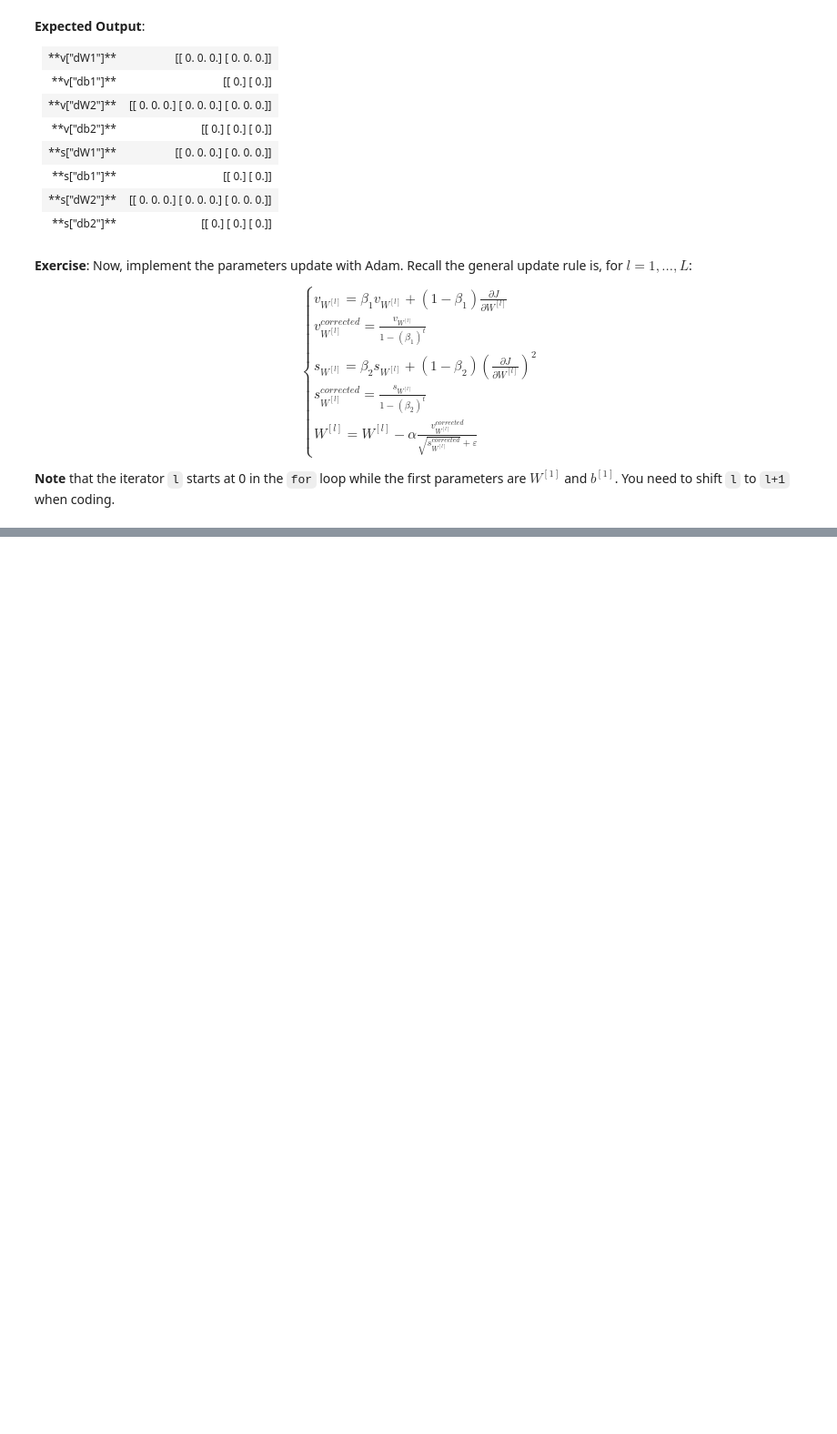
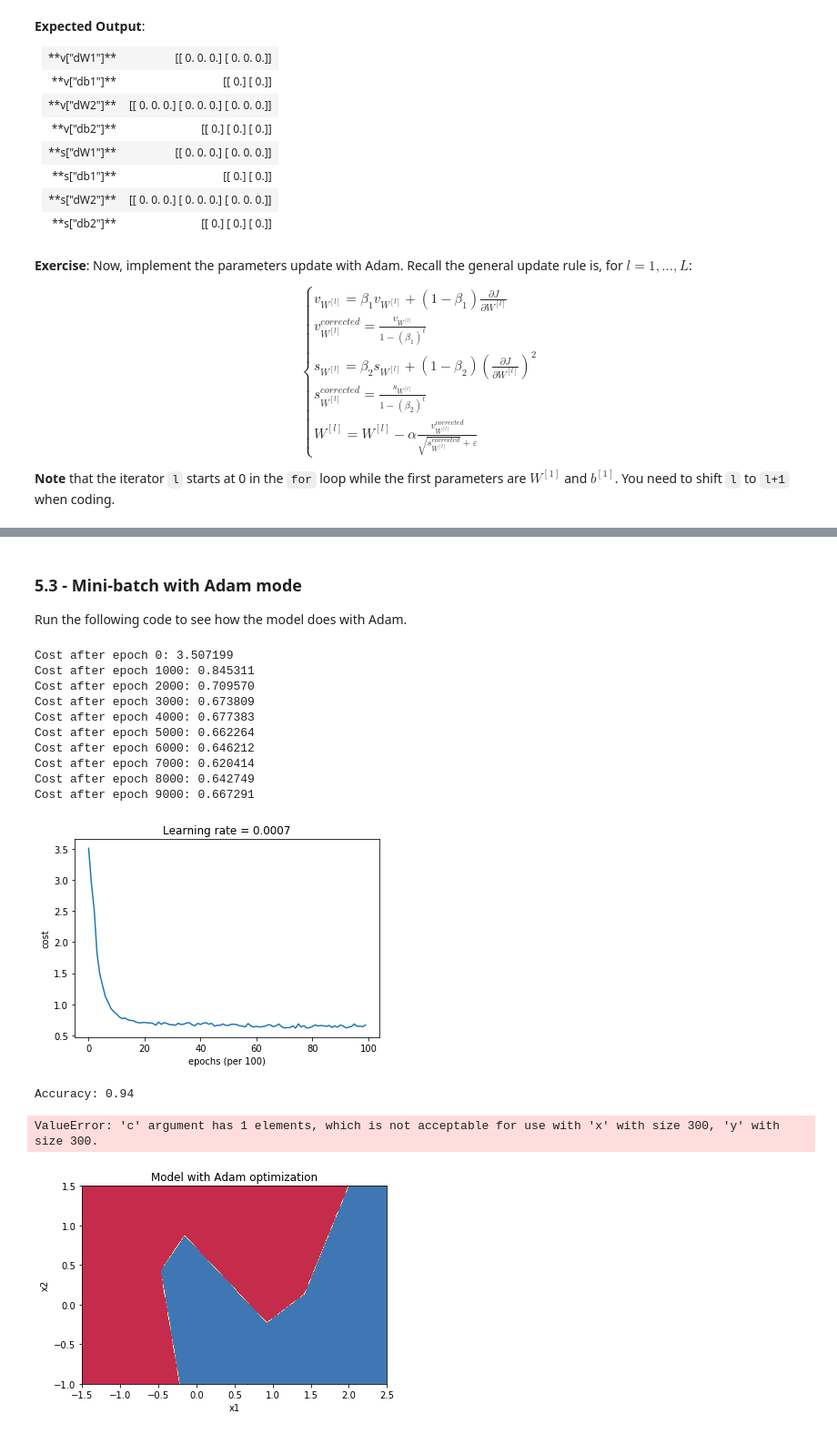
Before and after one commit to ashishsth7586/deeplearning-specialization, a Jupyter notebook: Course-2 Improving DNN: Hyperparameter Tuning, Regularization and Optimization/week_2/Optimization Methods.ipynb, the cells around one changed output, grey strips where cells are left out. Shown at 91% size. Cells and saved outputs as stored; diff of their text form; code cells hidden in the pictures; blank space fills up the shorter version.

```diff
--- a/Course-2 Improving DNN: Hyperparameter Tuning, Regularization and Optimization/week_2/Optimization Methods.ipynb
+++ b/Course-2 Improving DNN: Hyperparameter Tuning, Regularization and Optimization/week_2/Optimization Methods.ipynb
@@ -684,0 +886,33 @@ print("s[\"db2\"] = " + str(s["db2"]))
+# %% [markdown]
+### 5.3 - Mini-batch with Adam mode
+
+Run the following code to see how the model does with Adam.
+# %%
+# train 3-layer model
+layers_dims = [train_X.shape[0], 5, 2, 1]
+parameters = model(train_X, train_Y, layers_dims, optimizer = "adam")
+
+# Predict
+predictions = predict(train_X, train_Y, parameters)
+
+# Plot decision boundary
+plt.title("Model with Adam optimization")
+axes = plt.gca()
+axes.set_xlim([-1.5,2.5])
+axes.set_ylim([-1,1.5])
+plot_decision_boundary(lambda x: predict_dec(parameters, x.T), train_X, train_Y)
+# %% [output]
+Cost after epoch 0: 3.507199
+Cost after epoch 1000: 0.845311
+Cost after epoch 2000: 0.709570
+Cost after epoch 3000: 0.673809
+Cost after epoch 4000: 0.677383
+Cost after epoch 5000: 0.662264
+Cost after epoch 6000: 0.646212
+Cost after epoch 7000: 0.620414
+Cost after epoch 8000: 0.642749
+Cost after epoch 9000: 0.667291
+[figure, added]
+Accuracy: 0.94
+ValueError: 'c' argument has 1 elements, which is not acceptable for use with 'x' with size 300, 'y' with size 300.
+[figure, added]
```
Also changed, not shown: parts of 15 cells of this notebook, 7 other files.
